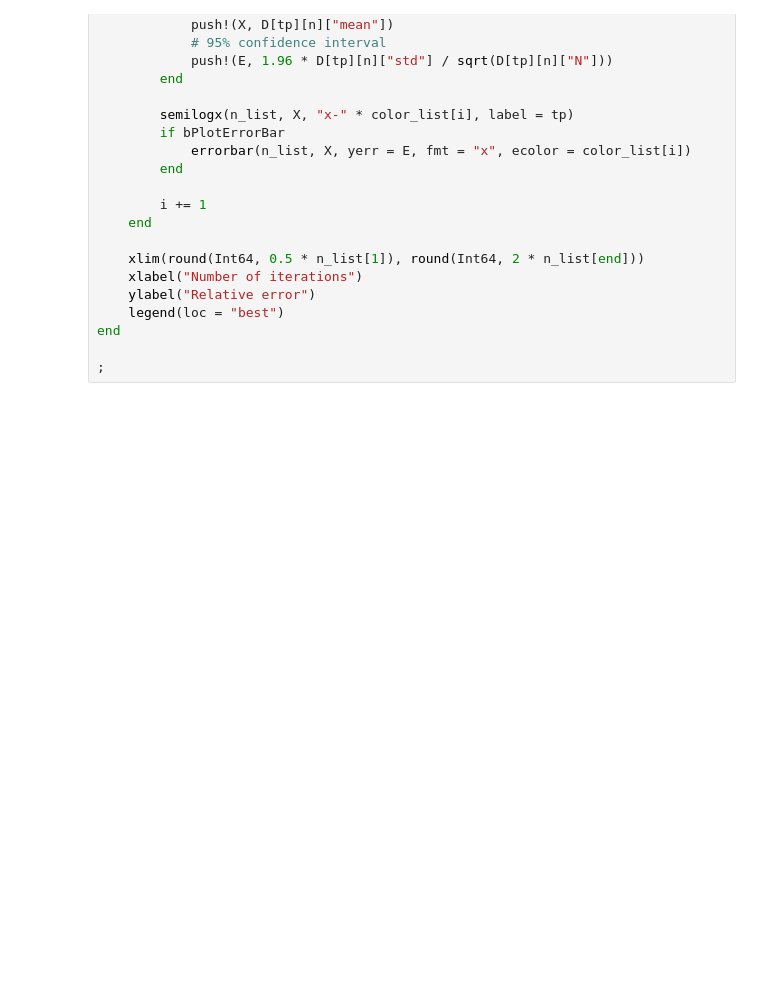
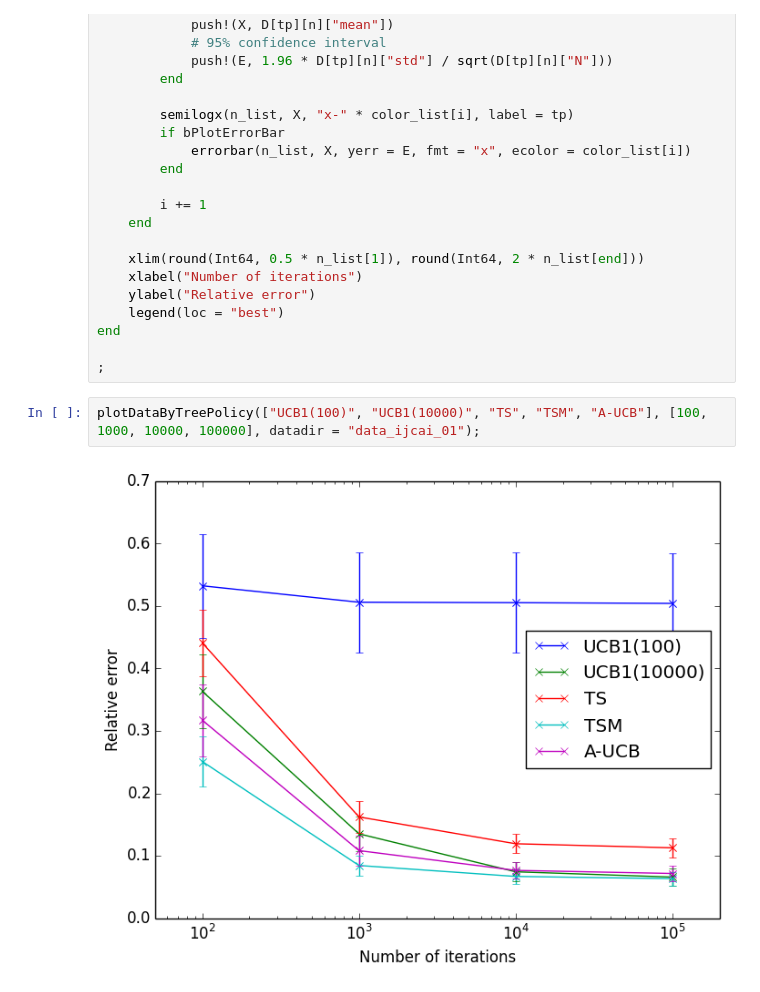
Before and after one commit to neosado/MineField, a Jupyter notebook: IJCAI.ipynb, the cells around one changed output. Drawn from its saved outputs; the diff is of its cells as text; blank space fills up the shorter version.

```diff
--- a/IJCAI.ipynb
+++ b/IJCAI.ipynb
@@ -143,6 +143,10 @@ function plotDataByTreePolicy(TP_list::Vector{ASCIIString}, n_list::Vector{Int64
 end
 
 ;
+# %%
+plotDataByTreePolicy(["UCB1(100)", "UCB1(10000)", "TS", "TSM", "A-UCB"], [100, 1000, 10000, 100000], datadir = "data_ijcai_01");
+# %% [output]
+[figure, added]
 # %%
 plotDataByTreePolicy(["UCB1(100)", "UCB1(10000)", "TS", "TSM", "A-UCB"], [100, 1000, 10000, 100000], datadir = "data_ijcai_02");
 # %% [output]
```
Also changed, not shown: parts of 1 cell of this notebook, 1 other file.
